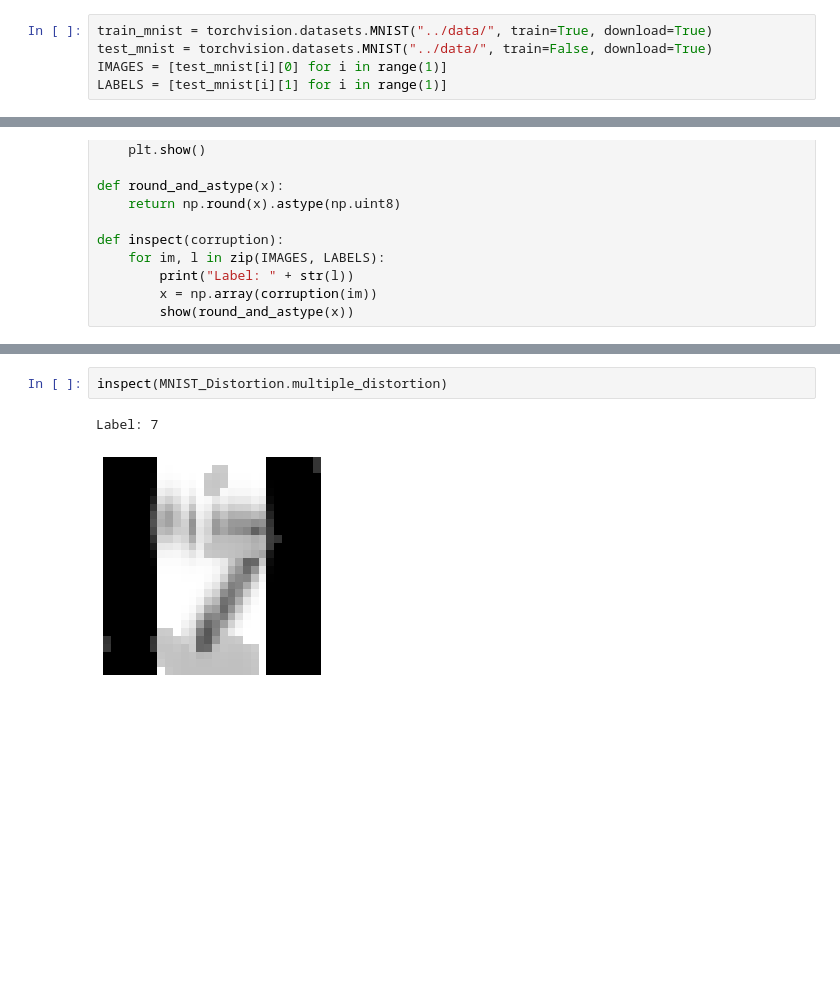
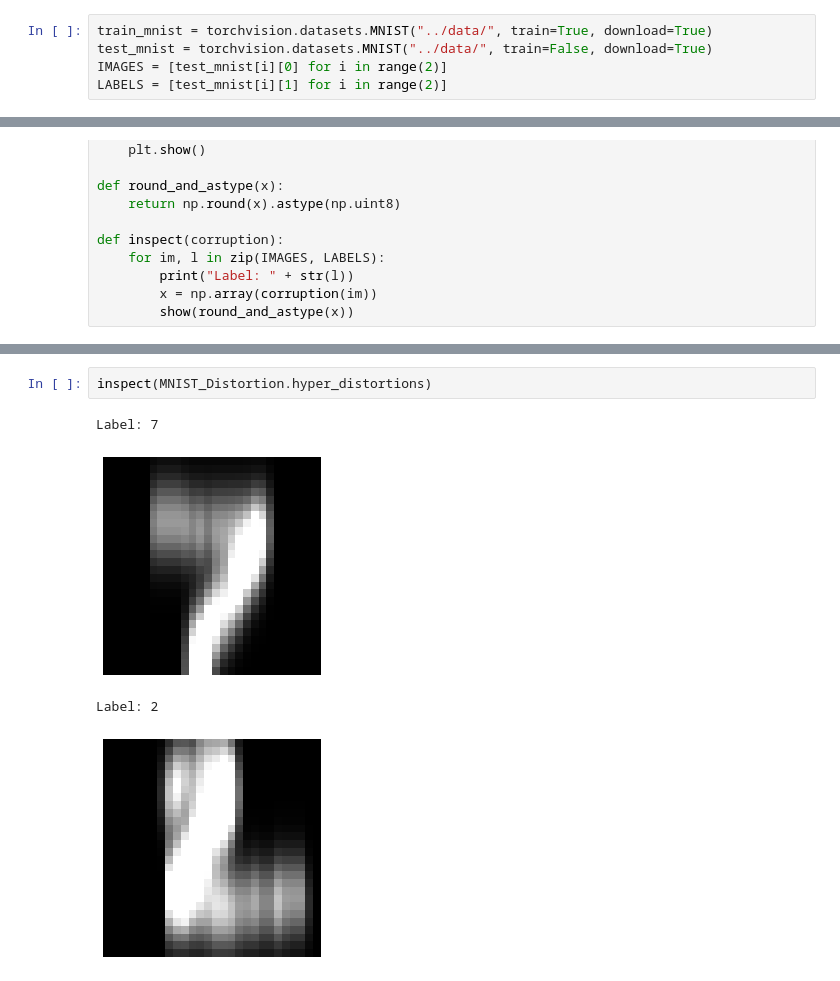
Before and after one commit to GuillaumeLam/brain-inspired-replay, a Jupyter notebook: MNIST_visualize_distortion.ipynb, the cells around one changed output, grey strips where cells are left out. Saved outputs shown, nothing was run; the diff lists cells and outputs as text; blank space fills up the shorter version.

```diff
--- a/MNIST_visualize_distortion.ipynb
+++ b/MNIST_visualize_distortion.ipynb
@@ -8,8 +24,8 @@ import numpy as np
 # %%
 train_mnist = torchvision.datasets.MNIST("../data/", train=True, download=True)
 test_mnist = torchvision.datasets.MNIST("../data/", train=False, download=True)
-IMAGES = [test_mnist[i][0] for i in range(1)]
-LABELS = [test_mnist[i][1] for i in range(1)]
+IMAGES = [test_mnist[i][0] for i in range(2)]
+LABELS = [test_mnist[i][1] for i in range(2)]
 # %%
 def show(x):
     plt.imshow(x, cmap='gray', vmin=0, vmax=255)
@@ -78,5 +141,7 @@ Label: 7
 # %%
-inspect(MNIST_Distortion.multiple_distortion)
+inspect(MNIST_Distortion.hyper_distortions)
 # %% [output]
 Label: 7
-[figure, old version]
+[figure, new version]
+Label: 2
+[figure, added]
```
Also changed, not shown: parts of 18 cells of this notebook, 2 other files.
